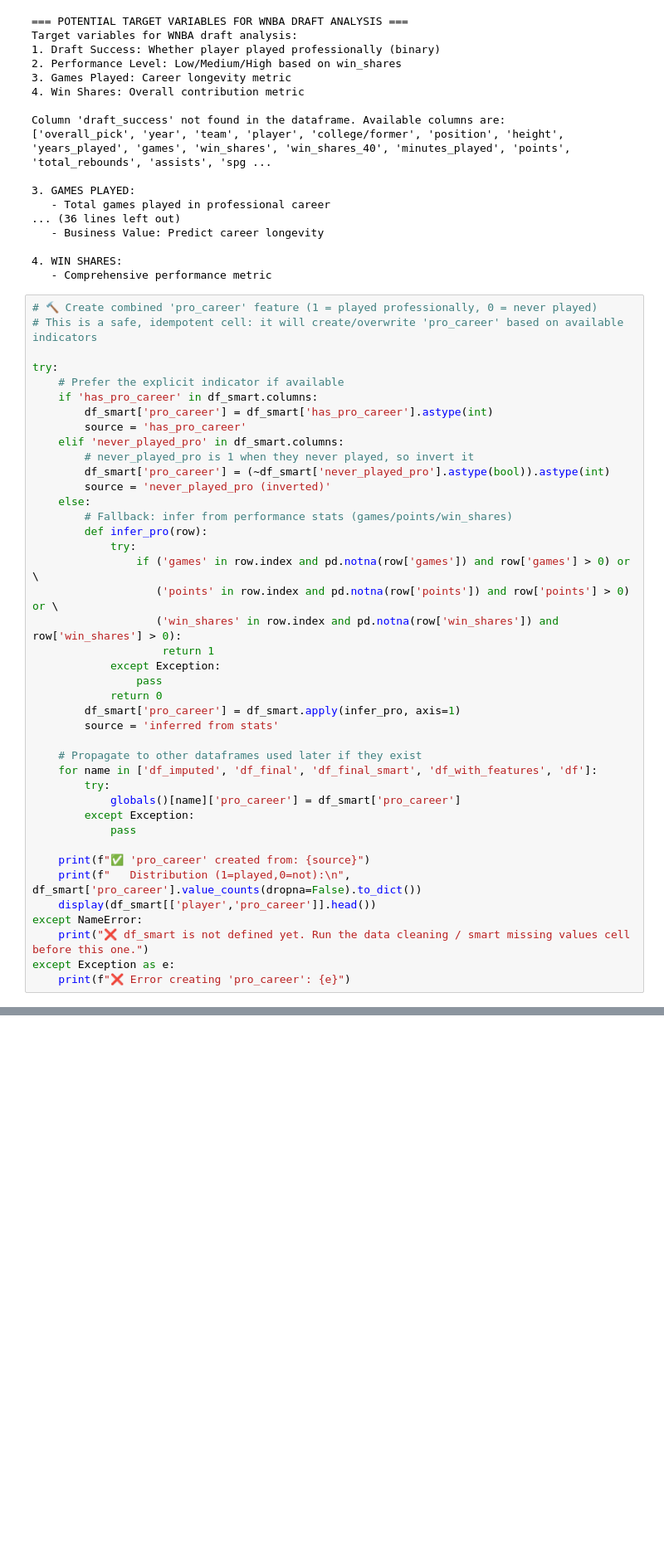
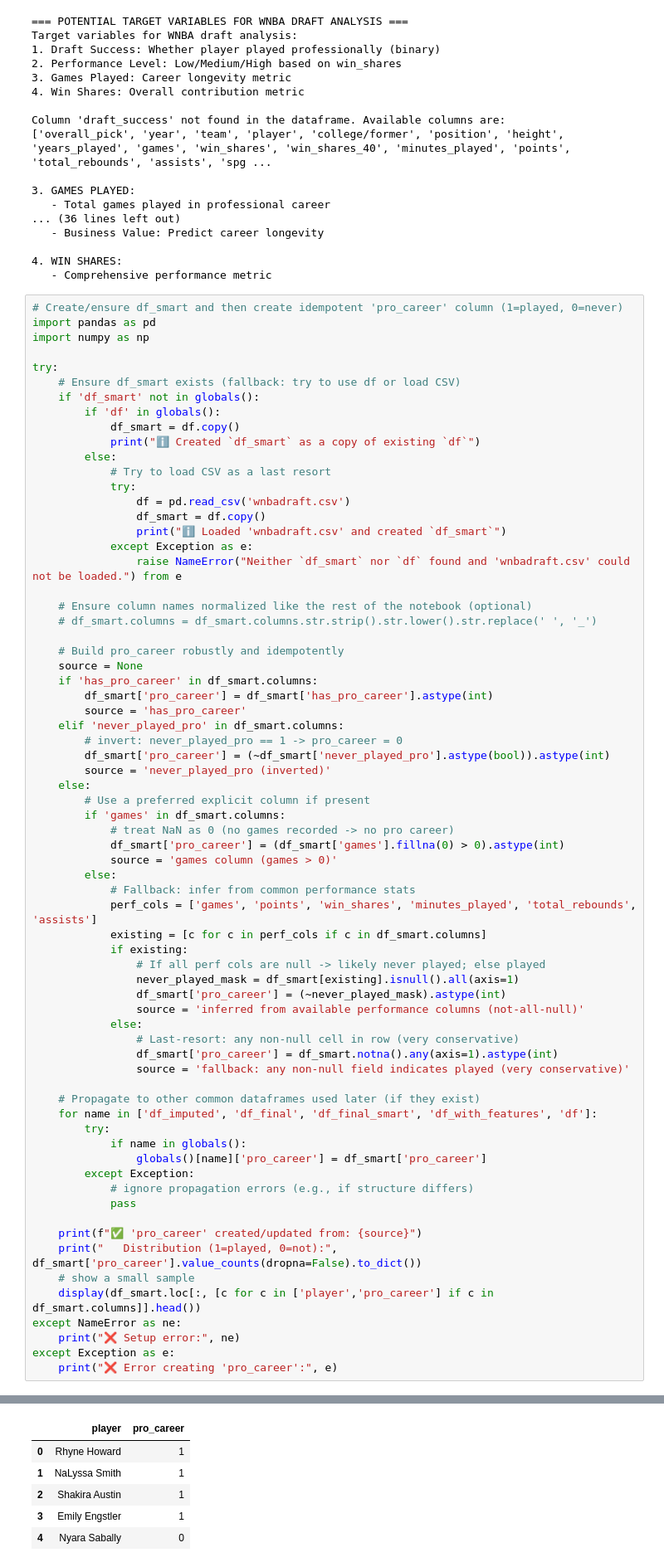
Before and after one commit to emmanuelafleurant/wnba-draft-prediction-model, a Jupyter notebook: Machine learning Project (final draft).ipynb, the cells around one changed output, grey strips where cells are left out. Shown at 83% size. Cells and saved outputs as stored; diff of their text form; blank space fills up the shorter version.

Commit message:
apply model

```diff
--- a/Machine learning Project (final draft).ipynb
+++ b/Machine learning Project (final draft).ipynb
@@ -391,44 +391,72 @@ Column 'draft_success' not found in the dataframe. Available columns are:
 4. WIN SHARES:
    - Comprehensive performance metric
 # %%
-# 🔨 Create combined 'pro_career' feature (1 = played professionally, 0 = never played)
-# This is a safe, idempotent cell: it will create/overwrite 'pro_career' based on available indicators
+# Create/ensure df_smart and then create idempotent 'pro_career' column (1=played, 0=never)
+import pandas as pd
+import numpy as np
 
 try:
-    # Prefer the explicit indicator if available
+    # Ensure df_smart exists (fallback: try to use df or load CSV)
+    if 'df_smart' not in globals():
+        if 'df' in globals():
+            df_smart = df.copy()
+            print("ℹ️ Created `df_smart` as a copy of existing `df`")
+        else:
+            # Try to load CSV as a last resort
+            try:
+                df = pd.read_csv('wnbadraft.csv')
+                df_smart = df.copy()
+                print("ℹ️ Loaded 'wnbadraft.csv' and created `df_smart`")
+            except Exception as e:
+                raise NameError("Neither `df_smart` nor `df` found and 'wnbadraft.csv' could not be loaded.") from e
+
+    # Ensure column names normalized like the rest of the notebook (optional)
+    # df_smart.columns = df_smart.columns.str.strip().str.lower().str.replace(' ', '_')
+
+    # Build pro_career robustly and idempotently
+    source = None
     if 'has_pro_career' in df_smart.columns:
         df_smart['pro_career'] = df_smart['has_pro_career'].astype(int)
         source = 'has_pro_career'
     elif 'never_played_pro' in df_smart.columns:
-        # never_played_pro is 1 when they never played, so invert it
+        # invert: never_played_pro == 1 -> pro_career = 0
         df_smart['pro_career'] = (~df_smart['never_played_pro'].astype(bool)).astype(int)
         source = 'never_played_pro (inverted)'
     else:
-        # Fallback: infer from performance stats (games/points/win_shares)
-        def infer_pro(row):
-            try:
-                if ('games' in row.index and pd.notna(row['games']) and row['games'] > 0) or \
-                   ('points' in row.index and pd.notna(row['points']) and row['points'] > 0) or \
-                   ('win_shares' in row.index and pd.notna(row['win_shares']) and row['win_shares'] > 0):
-                    return 1
-            except Exception:
-                pass
-            return 0
-        df_smart['pro_career'] = df_smart.apply(infer_pro, axis=1)
-        source = 'inferred from stats'
+        # Use a preferred explicit column if present
+        if 'games' in df_smart.columns:
+            # treat NaN as 0 (no games recorded -> no pro career)
+            df_smart['pro_career'] = (df_smart['games'].fillna(0) > 0).astype(int)
+            source = 'games column (games > 0)'
+        else:
+            # Fallback: infer from common performance stats
+            perf_cols = ['games', 'points', 'win_shares', 'minutes_played', 'total_rebounds', 'assists']
+            existing = [c for c in perf_cols if c in df_smart.columns]
+            if existing:
+                # If all perf cols are null -> likely never played; else played
+                never_played_mask = df_smart[existing].isnull().all(axis=1)
+                df_smart['pro_career'] = (~never_played_mask).astype(int)
+                source = 'inferred from available performance columns (not-all-null)'
+            else:
+                # Last-resort: any non-null cell in row (very conservative)
+                df_smart['pro_career'] = df_smart.notna().any(axis=1).astype(int)
+                source = 'fallback: any non-null field indicates played (very conservative)'
 
-    # Propagate to other dataframes used later if they exist
+    # Propagate to other common dataframes used later (if they exist)
     for name in ['df_imputed', 'df_final', 'df_final_smart', 'df_with_features', 'df']:
         try:
-            globals()[name]['pro_career'] = df_smart['pro_career']
+            if name in globals():
+                globals()[name]['pro_career'] = df_smart['pro_career']
         except Exception:
+            # ignore propagation errors (e.g., if structure differs)
             pass
 
-    print(f"✅ 'pro_career' created from: {source}")
-    print(f"   Distribution (1=played,0=not):\n", df_smart['pro_career'].value_counts(dropna=False).to_dict())
-    display(df_smart[['player','pro_career']].head())
-except NameError:
-    print("❌ df_smart is not defined yet. Run the data cleaning / smart missing values cell before this one.")
+    print(f"✅ 'pro_career' created/updated from: {source}")
+    print("   Distribution (1=played, 0=not):", df_smart['pro_career'].value_counts(dropna=False).to_dict())
+    # show a small sample
+    display(df_smart.loc[:, [c for c in ['player','pro_career'] if c in df_smart.columns]].head())
+except NameError as ne:
+    print("❌ Setup error:", ne)
 except Exception as e:
-    print(f"❌ Error creating 'pro_career': {e}")
+    print("❌ Error creating 'pro_career':", e)
 # %% [output]
@@ -436,3 +465,9 @@ except Exception as e:
+|  | player | pro_career |
+| 0 | Rhyne Howard | 1 |
+| 1 | NaLyssa Smith | 1 |
+| 2 | Shakira Austin | 1 |
+| 3 | Emily Engstler | 1 |
+| 4 | Nyara Sabally | 0 |
 # %% [markdown]
 ## 1.4 Create Final Dataset with Target Variable
 # %%
```
Also changed, not shown: parts of 18 cells of this notebook, 9 other files.
